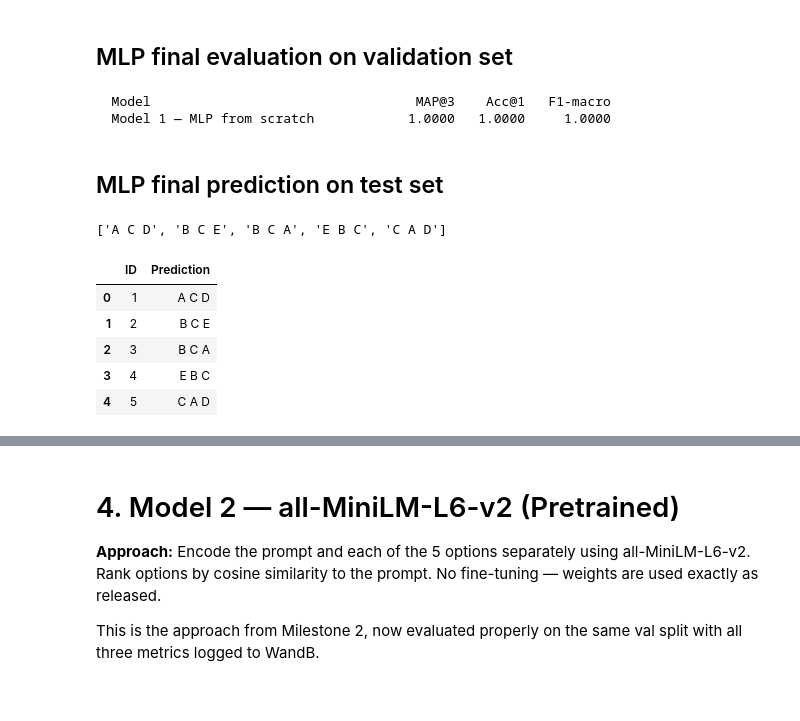
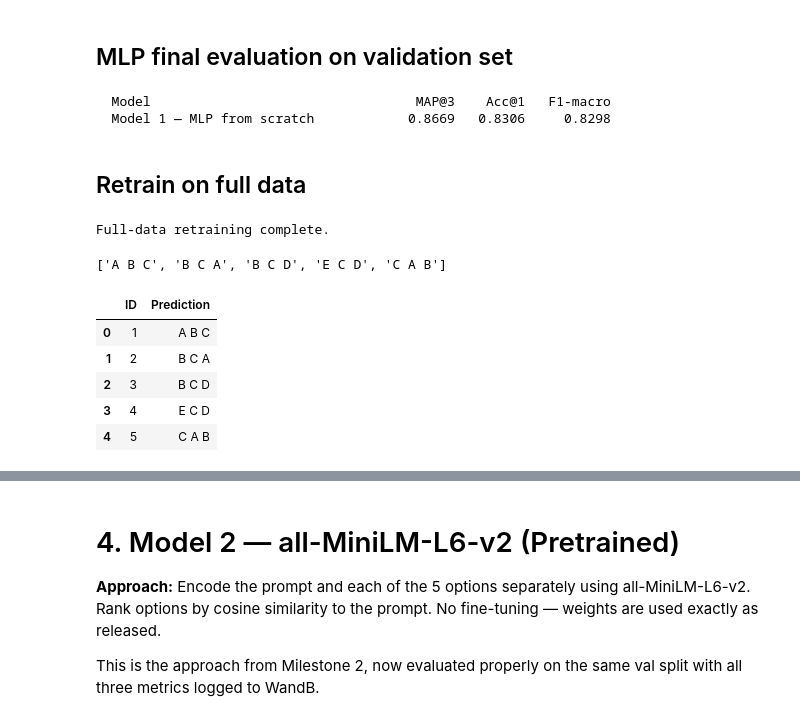
Before and after one commit to 24f3003354/dl-genai-project-26-t2, a Jupyter notebook: notebooks/final-notebook.ipynb, the cells around one changed output, grey strips where cells are left out. Drawn from its saved outputs; the diff is of its cells as text; code cells hidden in the pictures.

Commit message:
Fix training pipeline: retrain on full dataset before test inference

```diff
--- a/notebooks/final-notebook.ipynb
+++ b/notebooks/final-notebook.ipynb
@@ -155,6 +281,7 @@ TF-IDF vocab: 2761  |  X_train: (1600, 2761)  X_val: (400, 2761)
 ## MLP architecture
 # %%
 INPUT_DIM  = X_train.shape[1]
+INPUT_DIM_FULL = X.shape[1]
 HIDDEN_DIM = 512
 NUM_CLASSES = 5
 
@@ -220 +381,19 @@ Train batches: 25  Val batches: 7
+# %%
+optimizer  = torch.optim.AdamW(mlp.parameters(), lr=MLP_LR, weight_decay=1e-4)
+scheduler  = torch.optim.lr_scheduler.CosineAnnealingLR(optimizer, T_max=MLP_EPOCHS)
+criterion  = nn.CrossEntropyLoss()
+
+def find_mlp_top3(model, data_loader):
+    model.eval()
+    all_probs = []
+
+    with torch.no_grad():
+        for batch in data_loader:
+            xb = batch[0].to(DEVICE)
+            probs = F.softmax(model(xb), dim=1)
+            all_probs.append(probs.cpu())
+
+    probs = torch.cat(all_probs).numpy()
+    ranked = np.argsort(-probs, axis=1)
+    return [[IDX_TO_OPT[j] for j in row[:3]] for row in ranked]
 # %%
@@ -326,13 +483,11 @@ Epoch 30/30 | loss=0.0015 | MAP@3=1.0000 | Acc@1=1.0000 | F1=1.0000
 mlp.load_state_dict(torch.load("best_mlp.pt"))
 mlp.eval()
 
-mlp_top3_val  = val_top3_mlp(mlp, val_loader)
+mlp_top3_val  = find_mlp_top3(mlp, val_loader)
 mlp_metrics   = evaluate_all("Model 1 — MLP from scratch", val_df['answer'], mlp_top3_val)
 
 # print("\nRow-by-row correctness (first 15 rows):")
 # correctness_table(val_df, mlp_top3_val)
 # %% [output]
   Model                                  MAP@3    Acc@1   F1-macro
-  Model 1 — MLP from scratch            1.0000   1.0000     1.0000
+  Model 1 — MLP from scratch            0.8669   0.8306     0.8298
-# %% [markdown]
-## MLP final prediction on test set
@@ -347,21 +494,45 @@ mlp_top3_pred = [[IDX_TO_OPT[j] for j in row[:3]] for row in ranked]
+# %% [markdown]
+## Retrain on full data
+# %%
+mlp_full = MCQ_MLP(INPUT_DIM_FULL, HIDDEN_DIM, NUM_CLASSES).to(DEVICE)
+optimizer_full = torch.optim.AdamW(mlp_full.parameters(), lr=MLP_LR, weight_decay=1e-4)
+scheduler_full = torch.optim.lr_scheduler.CosineAnnealingLR(optimizer_full, T_max=MLP_EPOCHS)
+
+for epoch in range(1, MLP_EPOCHS + 1):
+    mlp_full.train()
+    for xb, yb in full_train_loader:
+        xb, yb = xb.to(DEVICE), yb.to(DEVICE)
+        optimizer_full.zero_grad()
+        loss = criterion(mlp_full(xb), yb)
+        loss.backward()
+        optimizer_full.step()
+    scheduler_full.step()
+
+print("Full-data retraining complete.")
+# %% [output]
+Full-data retraining complete.
 # %%
+mlp_top3_pred = find_mlp_top3(mlp_full, test_loader)
+
 predictions = [' '.join(row) for row in mlp_top3_pred]
-predictions[:5]
+print(predictions[:5])
 # %% [output]
-['A C D', 'B C E', 'B C A', 'E B C', 'C A D']
+['A B C', 'B C A', 'B C D', 'E C D', 'C A B']
 # %%
 submission = pd.DataFrame({
     'ID': test['id'],
     'Prediction': predictions
 })
 
+submission.to_csv('submission.csv', index=False)
+
 submission.head()
 # %% [output]
 |  | ID | Prediction |
-| 0 | 1 | A C D |
-| 1 | 2 | B C E |
-| 2 | 3 | B C A |
-| 3 | 4 | E B C |
-| 4 | 5 | C A D |
+| 0 | 1 | A B C |
+| 1 | 2 | B C A |
+| 2 | 3 | B C D |
+| 3 | 4 | E C D |
+| 4 | 5 | C A B |
 # %%
 raise SystemExit("Stopping notebook execution here.")
```
Also changed, not shown: parts of 22 cells of this notebook.
